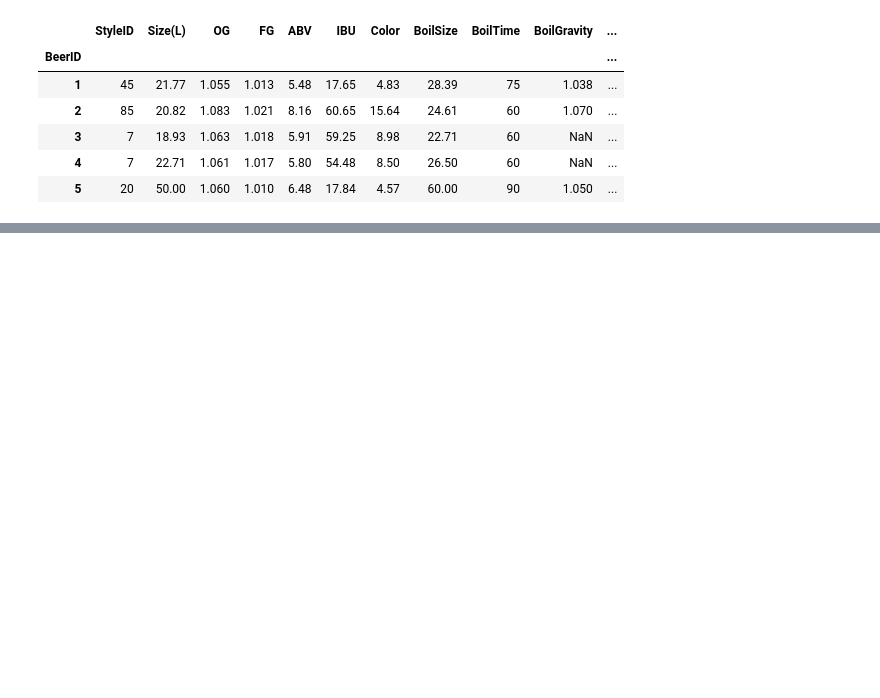
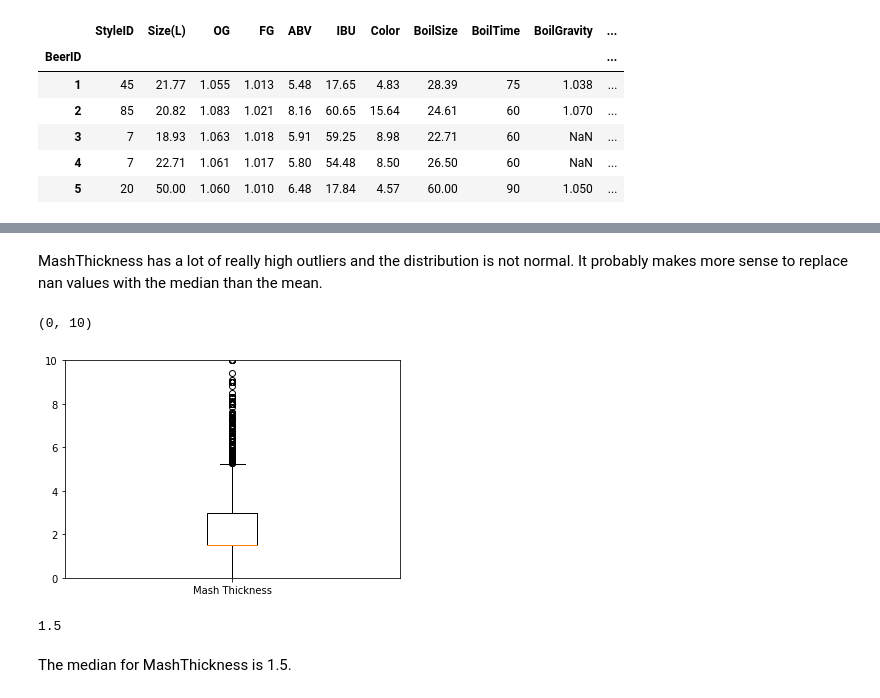
Before and after one commit to maymag/ds_projects, a Jupyter notebook: beer_recipes/beer.ipynb, the cells around one changed output, grey strips where cells are left out. Drawn from its saved outputs; the diff is of its cells as text; code cells hidden in the pictures; blank space fills up the shorter version.

```diff
--- a/beer_recipes/beer.ipynb
+++ b/beer_recipes/beer.ipynb
@@ -168,0 +205,15 @@ beerdum.head()
+# %% [markdown]
+MashThickness has a lot of really high outliers and the distribution is not normal. It probably makes more sense to replace nan values with the median than the mean.
+# %%
+## Cut off outliers to better identify the median values.
+plt.boxplot(beerdum['MashThickness'].dropna(), labels = ['Mash Thickness'])
+plt.ylim(0,10)
+# %% [output]
+(0, 10)
+[figure, added]
+# %%
+np.median(beerdum['MashThickness'].dropna())
+# %% [output]
+1.5
+# %% [markdown]
+The median for MashThickness is 1.5.
```
Also changed, not shown: parts of 24 cells of this notebook.
